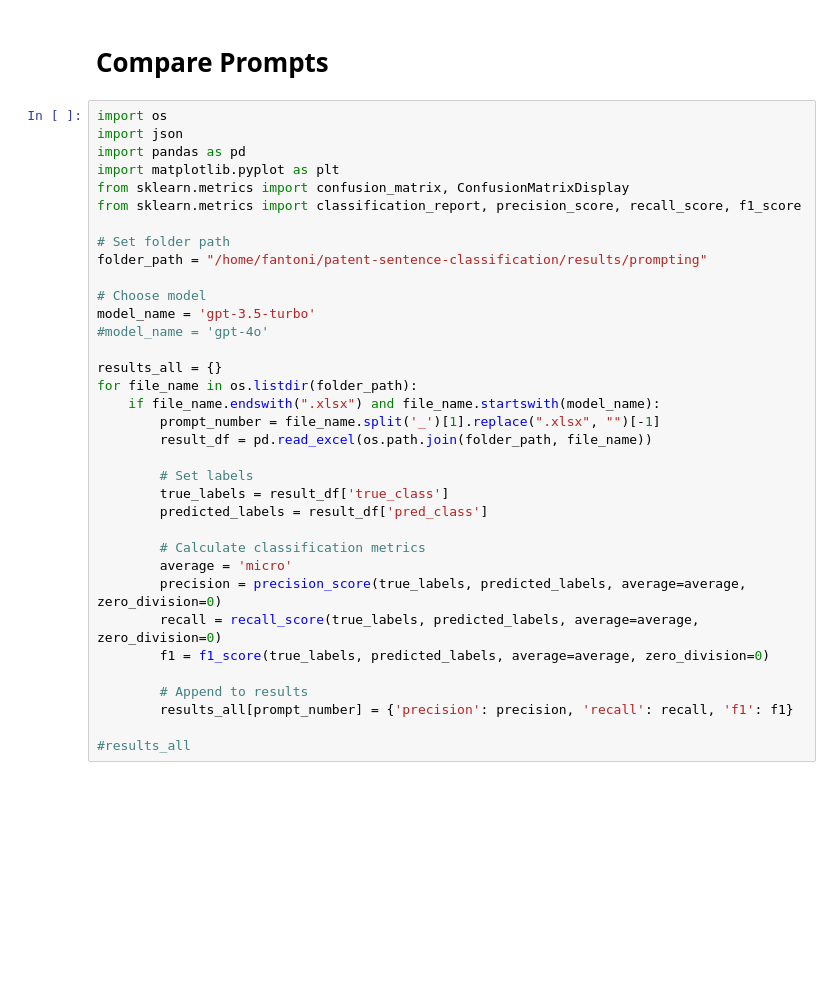
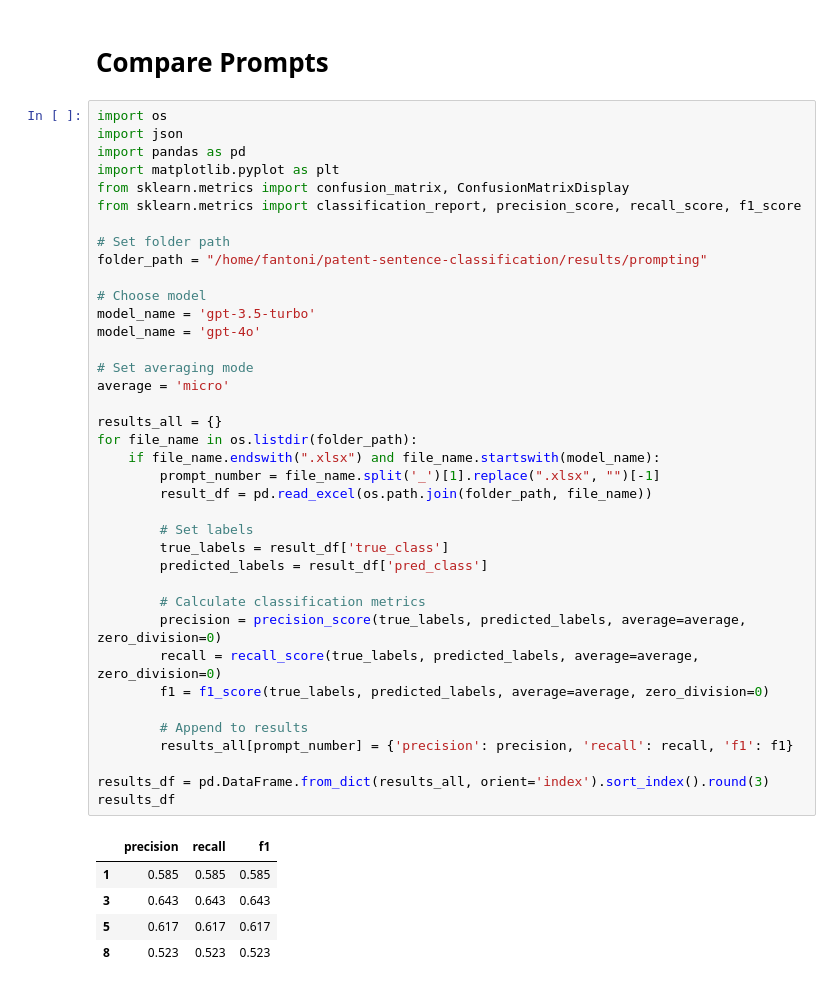
Before and after one commit to Marco-Consoloni/patent-sentence-classification, a Jupyter notebook: prompting/compare_prompting.ipynb, the cells around one changed output. Drawn from its saved outputs; the diff is of its cells as text; blank space fills up the shorter version.

```diff
--- a/prompting/compare_prompting.ipynb
+++ b/prompting/compare_prompting.ipynb
@@ -5,35 +5,44 @@ import os
 import json
 import pandas as pd
 import matplotlib.pyplot as plt
 from sklearn.metrics import confusion_matrix, ConfusionMatrixDisplay
 from sklearn.metrics import classification_report, precision_score, recall_score, f1_score
 
 # Set folder path
 folder_path = "/home/fantoni/patent-sentence-classification/results/prompting"
 
 # Choose model
 model_name = 'gpt-3.5-turbo'
-#model_name = 'gpt-4o'
+model_name = 'gpt-4o'
+
+# Set averaging mode
+average = 'micro'
 
 results_all = {}
 for file_name in os.listdir(folder_path):
     if file_name.endswith(".xlsx") and file_name.startswith(model_name):
         prompt_number = file_name.split('_')[1].replace(".xlsx", "")[-1]
         result_df = pd.read_excel(os.path.join(folder_path, file_name))
 
         # Set labels
         true_labels = result_df['true_class']
         predicted_labels = result_df['pred_class']
 
         # Calculate classification metrics
-        average = 'micro'
         precision = precision_score(true_labels, predicted_labels, average=average, zero_division=0)
         recall = recall_score(true_labels, predicted_labels, average=average, zero_division=0)
         f1 = f1_score(true_labels, predicted_labels, average=average, zero_division=0)
 
         # Append to results
         results_all[prompt_number] = {'precision': precision, 'recall': recall, 'f1': f1}
 
-#results_all
+results_df = pd.DataFrame.from_dict(results_all, orient='index').sort_index().round(3)
+results_df
+# %% [output]
+|  | precision | recall | f1 |
+| 1 | 0.585 | 0.585 | 0.585 |
+| 3 | 0.643 | 0.643 | 0.643 |
+| 5 | 0.617 | 0.617 | 0.617 |
+| 8 | 0.523 | 0.523 | 0.523 |
 # %%
 # Sort results by prompt number
```
Also changed, not shown: parts of 1 cell of this notebook.
